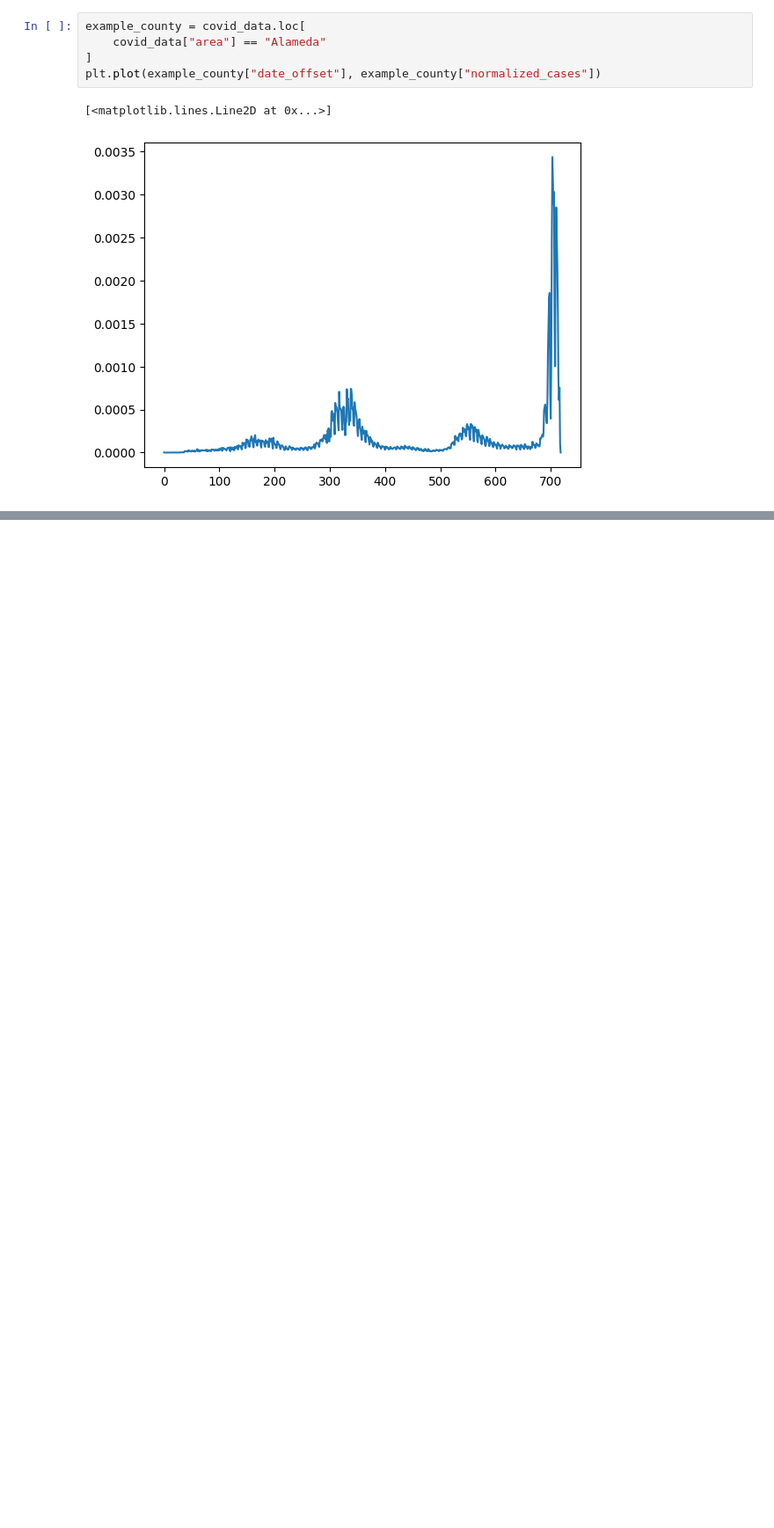
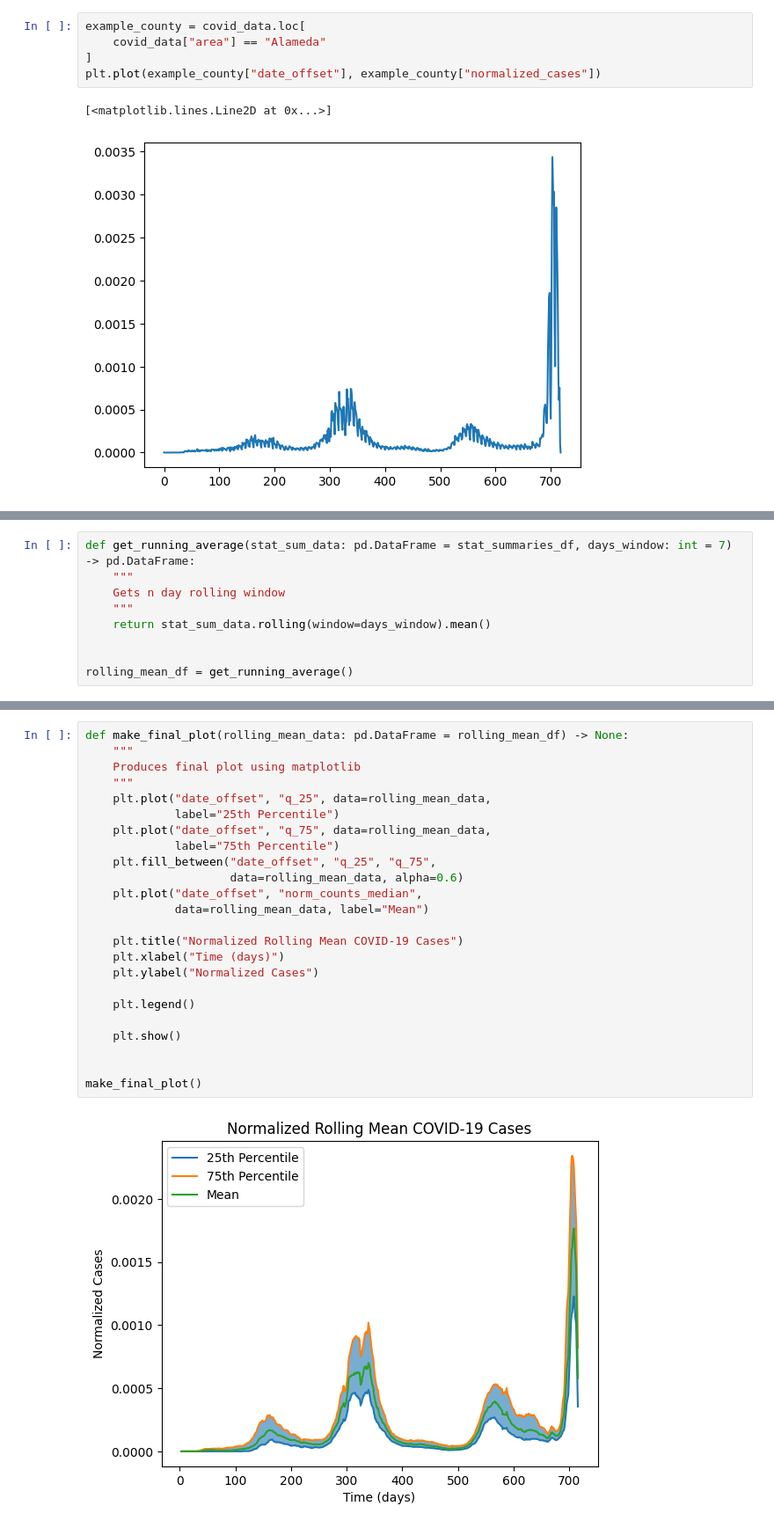
Before and after one commit to erickdcohen/information_visualization_class, a Jupyter notebook: assignments/00_pandas_and_matplotlib/pandas_and_matplotlib.ipynb, the cells around one changed output, grey strips where cells are left out. Shown at 88% size. Drawn from its saved outputs; the diff is of its cells as text; blank space fills up the shorter version.

```diff
--- a/assignments/00_pandas_and_matplotlib/pandas_and_matplotlib.ipynb
+++ b/assignments/00_pandas_and_matplotlib/pandas_and_matplotlib.ipynb
@@ -66,0 +64,9 @@ plt.plot(example_county["date_offset"], example_county["normalized_cases"])
+# %%
+def get_running_average(stat_sum_data: pd.DataFrame = stat_summaries_df, days_window: int = 7) -> pd.DataFrame:
+    """
+    Gets n day rolling window
+    """
+    return stat_sum_data.rolling(window=days_window).mean()
+
+
+rolling_mean_df = get_running_average()
@@ -66,0 +82,26 @@ plt.plot(example_county["date_offset"], example_county["normalized_cases"])
+# %%
+def make_final_plot(rolling_mean_data: pd.DataFrame = rolling_mean_df) -> None:
+    """
+    Produces final plot using matplotlib
+    """
+    plt.plot("date_offset", "q_25", data=rolling_mean_data,
+             label="25th Percentile")
+    plt.plot("date_offset", "q_75", data=rolling_mean_data,
+             label="75th Percentile")
+    plt.fill_between("date_offset", "q_25", "q_75",
+                     data=rolling_mean_data, alpha=0.6)
+    plt.plot("date_offset", "norm_counts_median",
+             data=rolling_mean_data, label="Mean")
+
+    plt.title("Normalized Rolling Mean COVID-19 Cases")
+    plt.xlabel("Time (days)")
+    plt.ylabel("Normalized Cases")
+
+    plt.legend()
+
+    plt.show()
+
+
+make_final_plot()
+# %% [output]
+[figure, added]
```
Also changed, not shown: parts of 4 cells of this notebook.
